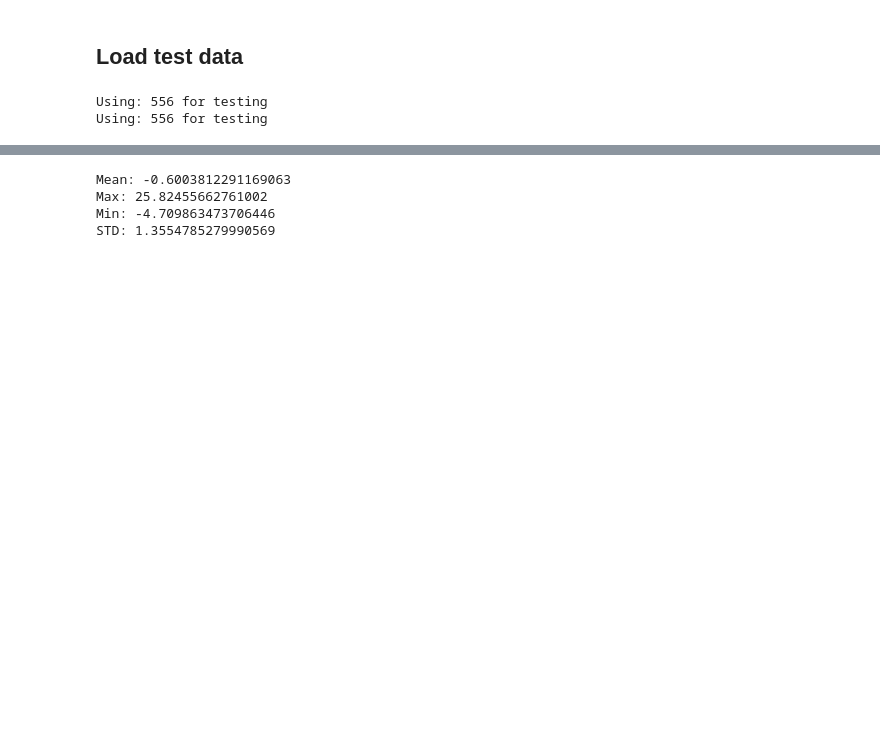
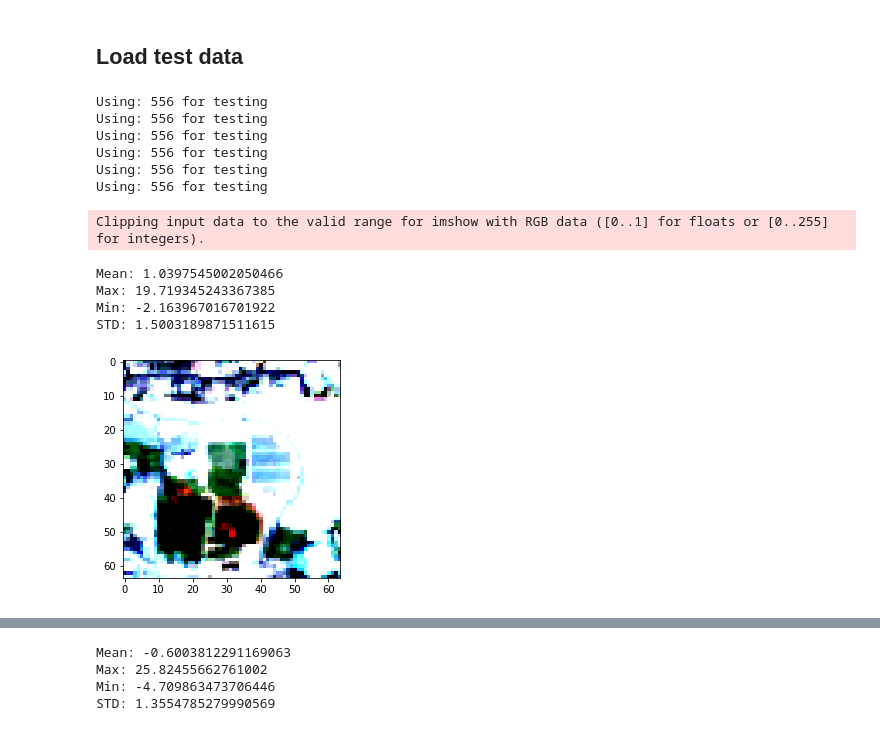
Before and after one commit to shgaurav1/DVG, a Jupyter notebook: satellite_baselines.ipynb, the cells around one changed output, grey strips where cells are left out. Saved outputs shown, nothing was run; the diff lists cells and outputs as text; code cells hidden in the pictures; blank space fills up the shorter version.

```diff
--- a/satellite_baselines.ipynb
+++ b/satellite_baselines.ipynb
@@ -22,23 +23,43 @@ kwargs = {
     "data_root": "../Arizona-processed4",
     "seq_len": 60,
     "no_randomization": True,
-    "bands_to_keep": BANDS_WITH_NO_AIR
+    "bands_to_keep": RGB_BANDS
 }
 
-test_data = SatelliteData(train=False, **kwargs, normalization=Normalization.Z)
+test_data_z = SatelliteData(train=False, **kwargs, normalization=Normalization.Z)
+test_data_minmax = SatelliteData(train=False, **kwargs, normalization=Normalization.MINMAX)
 test_data_unnormalized = SatelliteData(train=False, normalization=Normalization.SKIP, **kwargs)
+test_data_clipped5 = SatelliteData(train=False, **kwargs, normalization=Normalization.CLIP5_MINMAX)
+test_data_clipped4 = SatelliteData(train=False, **kwargs, normalization=Normalization.CLIP4_MINMAX)
+test_data_clipped3 = SatelliteData(train=False, **kwargs, normalization=Normalization.CLIP3_MINMAX)
 # %% [output]
 Using: 556 for testing
 Using: 556 for testing
+Using: 556 for testing
+Using: 556 for testing
+Using: 556 for testing
+Using: 556 for testing
 # %%
 loaded_test_data = np.array([t.numpy() for t in tqdm(test_data)])
 # %%
-def check_data(tile, month=7):
+def check_data(tile, month=7, for_viewing=True):
     tile_np = tile.numpy()
     print(f"Mean: {tile_np.mean()}\nMax: {tile_np.max()}\nMin: {tile_np.min()}\nSTD: {tile_np.std()}")
 
     # Visualize image as test
-    img = test_data.for_viewing(tile_np[month])
+    if for_viewing:
+        img = test_data_unnormalized.for_viewing(tile_np[month])
+    else:
+        img = tile_np[month]
 
     plt.imshow(reshape_as_image(img))
     plt.show()
+# %%
+check_data(test_data_z[2], for_viewing=False)
+# %% [output]
+Clipping input data to the valid range for imshow with RGB data ([0..1] for floats or [0..255] for integers).
+Mean: 1.0397545002050466
+Max: 19.719345243367385
+Min: -2.163967016701922
+STD: 1.5003189871511615
+[figure, added]
```
Also changed, not shown: parts of 18 cells of this notebook, 1 other file.
